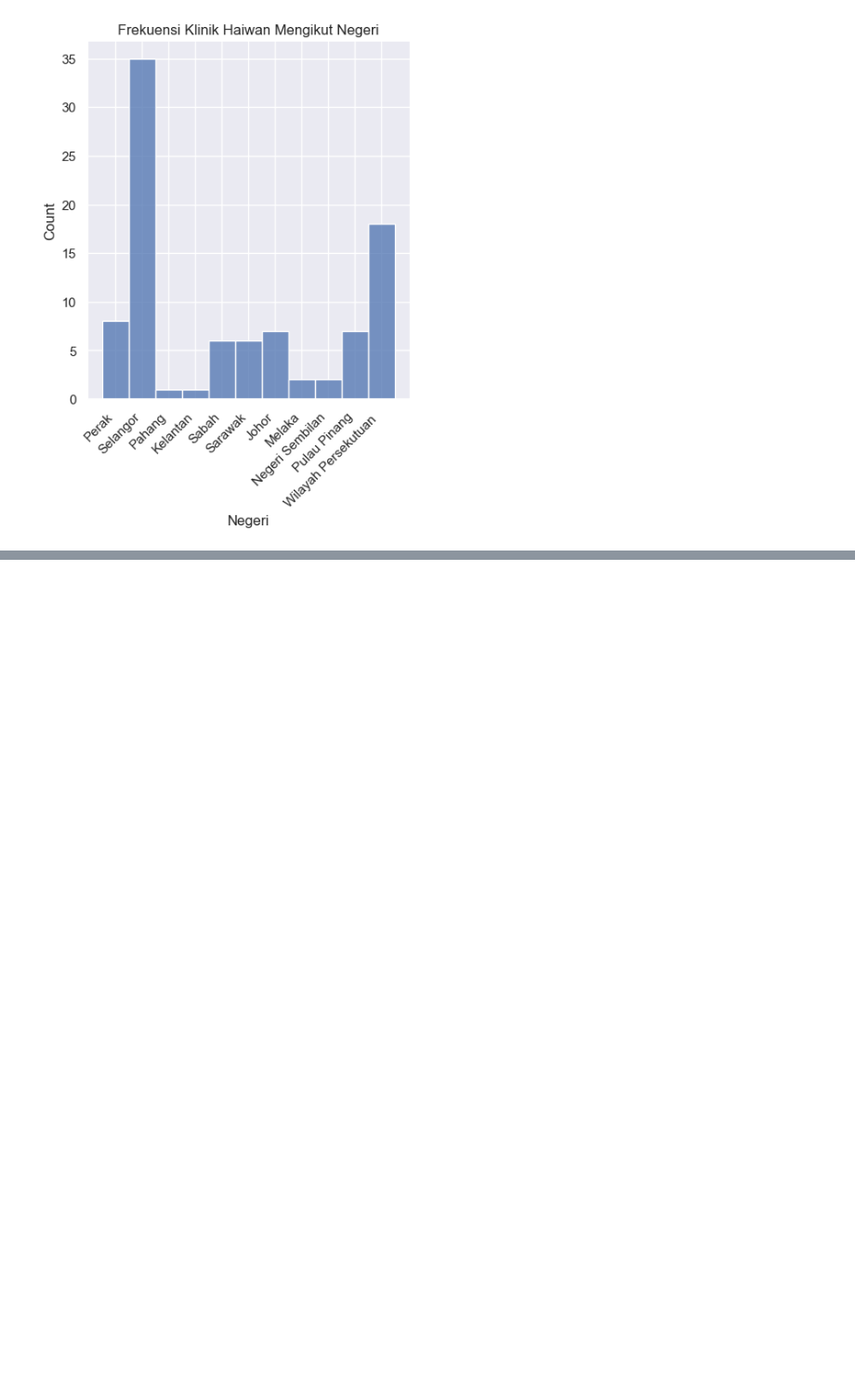
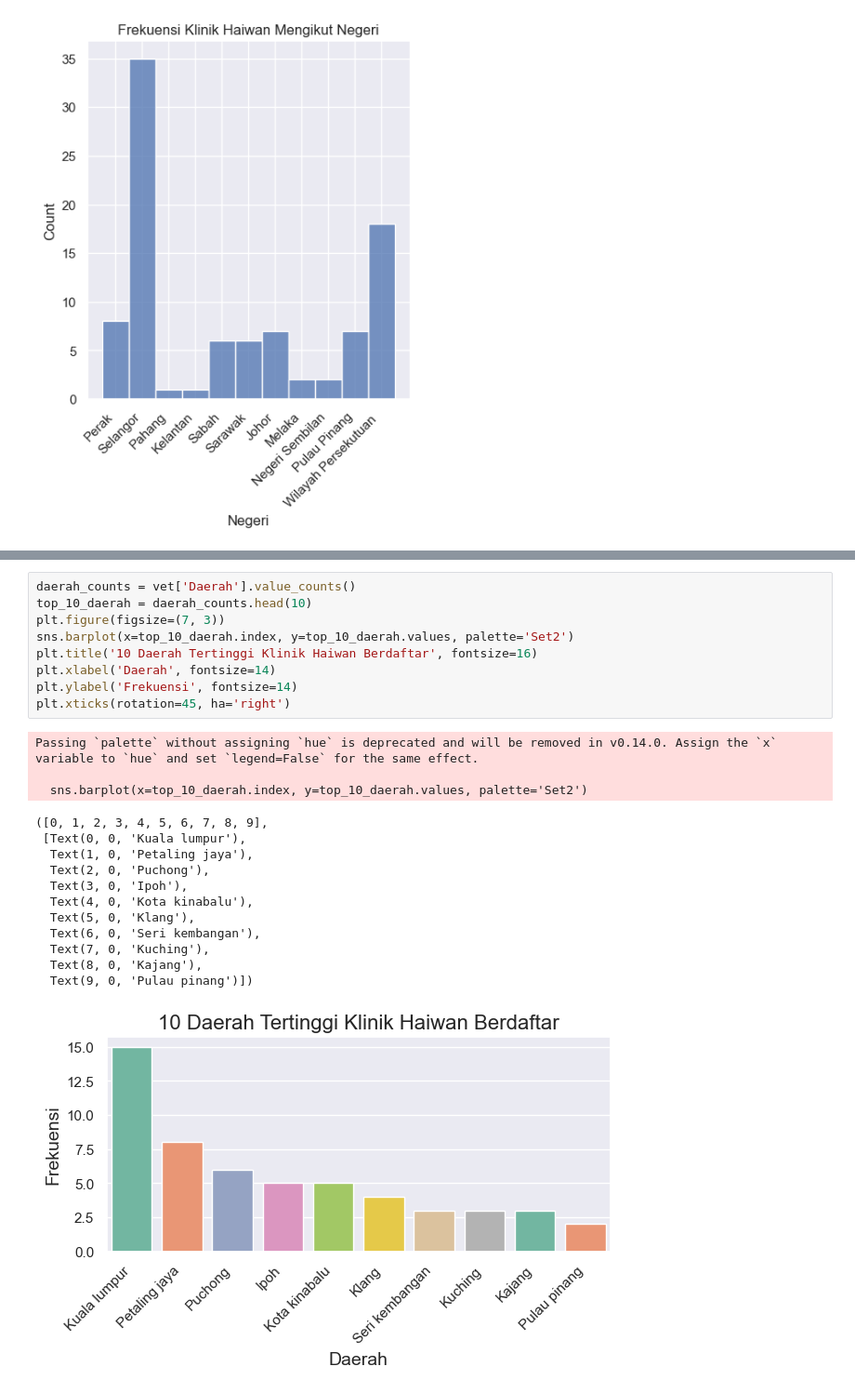
Before and after one commit to oishylea/MalaysiaVetServices, a Jupyter notebook: MalaysiaVetServices.ipynb, the cells around one changed output, grey strips where cells are left out. Shown: that part at 93% size. Drawn from its saved outputs; the diff is of its cells as text; blank space fills up the shorter version.

```diff
--- a/MalaysiaVetServices.ipynb
+++ b/MalaysiaVetServices.ipynb
@@ -488,0 +523,25 @@ Passing `palette` without assigning `hue` is deprecated and will be removed in v
+# %%
+daerah_counts = vet['Daerah'].value_counts()
+top_10_daerah = daerah_counts.head(10)
+plt.figure(figsize=(7, 3))
+sns.barplot(x=top_10_daerah.index, y=top_10_daerah.values, palette='Set2')
+plt.title('10 Daerah Tertinggi Klinik Haiwan Berdaftar', fontsize=16)
+plt.xlabel('Daerah', fontsize=14)
+plt.ylabel('Frekuensi', fontsize=14)
+plt.xticks(rotation=45, ha='right')
+# %% [output]
+Passing `palette` without assigning `hue` is deprecated and will be removed in v0.14.0. Assign the `x` variable to `hue` and set `legend=False` for the same effect.
+
+  sns.barplot(x=top_10_daerah.index, y=top_10_daerah.values, palette='Set2')
+([0, 1, 2, 3, 4, 5, 6, 7, 8, 9],
+ [Text(0, 0, 'Kuala lumpur'),
+  Text(1, 0, 'Petaling jaya'),
+  Text(2, 0, 'Puchong'),
+  Text(3, 0, 'Ipoh'),
+  Text(4, 0, 'Kota kinabalu'),
+  Text(5, 0, 'Klang'),
+  Text(6, 0, 'Seri kembangan'),
+  Text(7, 0, 'Kuching'),
+  Text(8, 0, 'Kajang'),
+  Text(9, 0, 'Pulau pinang')])
+[figure, added]
```
Also changed, not shown: parts of 4 cells of this notebook.
